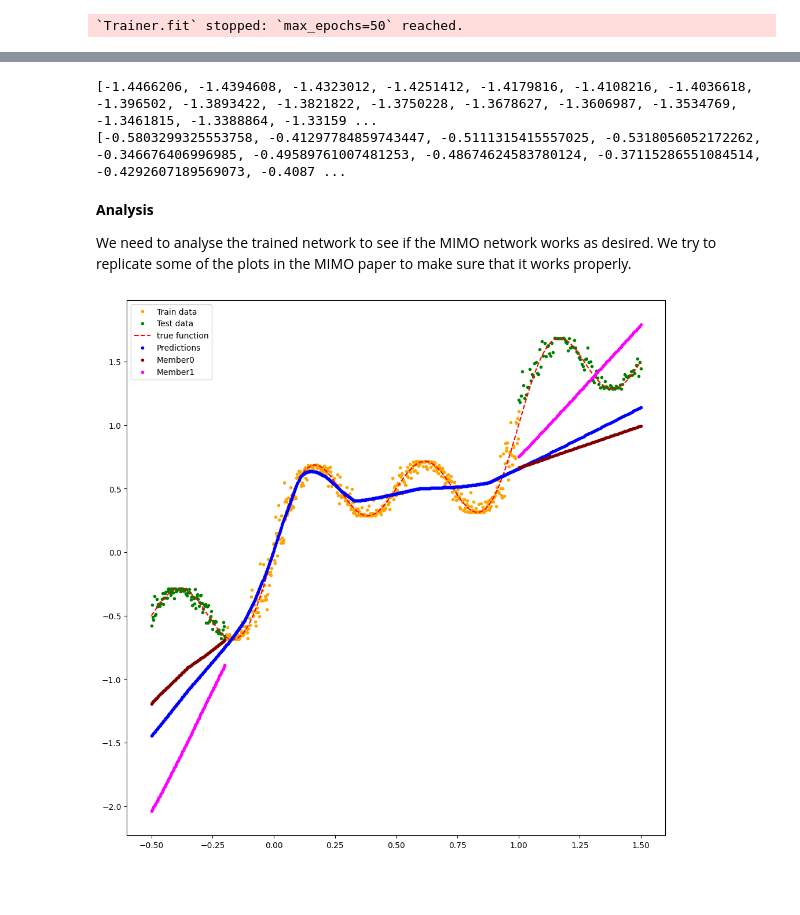
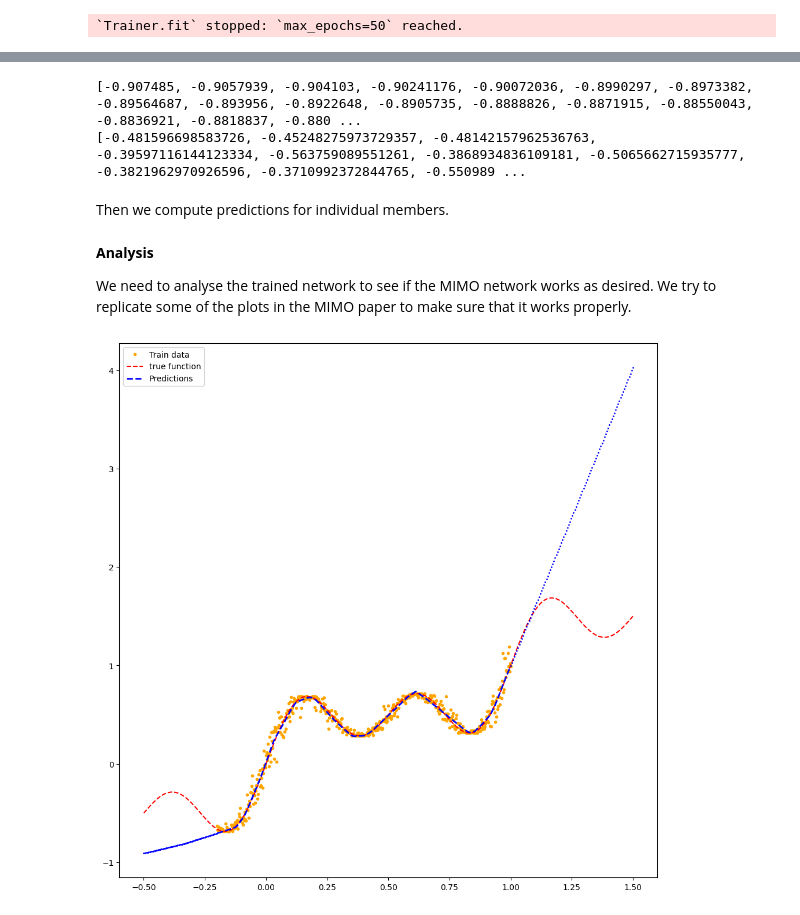
Before and after one commit to Malthe57/MastersThesis, a Jupyter notebook: notebooks/MIMOprototype.ipynb, the cells around one changed output, grey strips where cells are left out. Cells and saved outputs as stored; diff of their text form; code cells hidden in the pictures; blank space fills up the shorter version.

```diff
--- a/notebooks/MIMOprototype.ipynb
+++ b/notebooks/MIMOprototype.ipynb
@@ -243,7 +243,7 @@ model = NeuralNetwork()
 
 optimizer = torch.optim.Adam(model.parameters(), lr=3e-4)
 
-epochs = 5000
+epochs = 15000
 
 for e in range(epochs):
 
@@ -289,8 +289,10 @@ for test_x, test_y in testloader:
 print(predictions2)
 print(test_ys2)
 # %% [output]
-[-1.4466206, -1.4394608, -1.4323012, -1.4251412, -1.4179816, -1.4108216, -1.4036618, -1.396502, -1.3893422, -1.3821822, -1.3750228, -1.3678627, -1.3606987, -1.3534769, -1.3461815, -1.3388864, -1.33159 ...
-[-0.5803299325553758, -0.41297784859743447, -0.5111315415557025, -0.5318056052172262, -0.346676406996985, -0.49589761007481253, -0.48674624583780124, -0.37115286551084514, -0.4292607189569073, -0.4087 ...
+[-0.907485, -0.9057939, -0.904103, -0.90241176, -0.90072036, -0.8990297, -0.8973382, -0.89564687, -0.893956, -0.8922648, -0.8905735, -0.8888826, -0.8871915, -0.88550043, -0.8836921, -0.8818837, -0.880 ...
+[-0.481596698583726, -0.45248275973729357, -0.48142157962536763, -0.39597116144123334, -0.563759089551261, -0.3868934836109181, -0.5065662715935777, -0.3821962970926596, -0.3710992372844765, -0.550989 ...
+# %% [markdown]
+Then we compute predictions for individual members.
 # %%
 pred_individual = []
 
@@ -307,17 +318,22 @@ We need to analyse the trained network to see if the MIMO network works as desir
 # %%
 # plot data
 fig, ax = plt.subplots(1,1, figsize=(12,12))
 
 ax.plot(x, y, '.', label='Train data', color='orange')
-ax.plot(x_test, test_ys2, '.', label='Test data', color='green')
+# ax.plot(x_test, test_ys2, '.', label='Test data', color='green')
 ax.plot(x2, line, '--', label='true function', color='red')
-ax.plot(x, predictions1, '.', label='Predictions', color='blue')
-ax.plot(x_test, predictions2, '.', color='blue')
+ax.plot(x, predictions1, '--', label='Predictions', color='blue', linewidth=2)
+ax.plot(x_test, predictions2, '.', color='blue', markersize=2)
 
-ax.plot(x_test, pred_individual[:,0], '.', label='Member0', color='maroon')
-ax.plot(x_test, pred_individual[:,1], '.', label='Member1', color='magenta')
+# # member predictions
+# ax.plot(x, pred_individual[:,0], '-', label='Member0', color='maroon', linewidth=1)
+# ax.plot(x, pred_individual[:,1], '-', label='Member1', color='magenta', linewidth=1)
+# ax.plot(x, pred_individual[:,2], '-', label='Member2', color='cyan', linewidth=1)
+# ax.plot(x, pred_individual2[:,0], '-', color='maroon', linewidth=1)
+# ax.plot(x2, pred_individual2[:,1], '-',  color='magenta', linewidth=1)
+# ax.plot(x2, pred_individual2[:,2], '-',  color='cyan', linewidth=1)
 
 ax.legend()
 plt.show()
 # %% [output]
-[figure, old version]
+[figure, new version]
```
Also changed, not shown: parts of 8 cells of this notebook.
